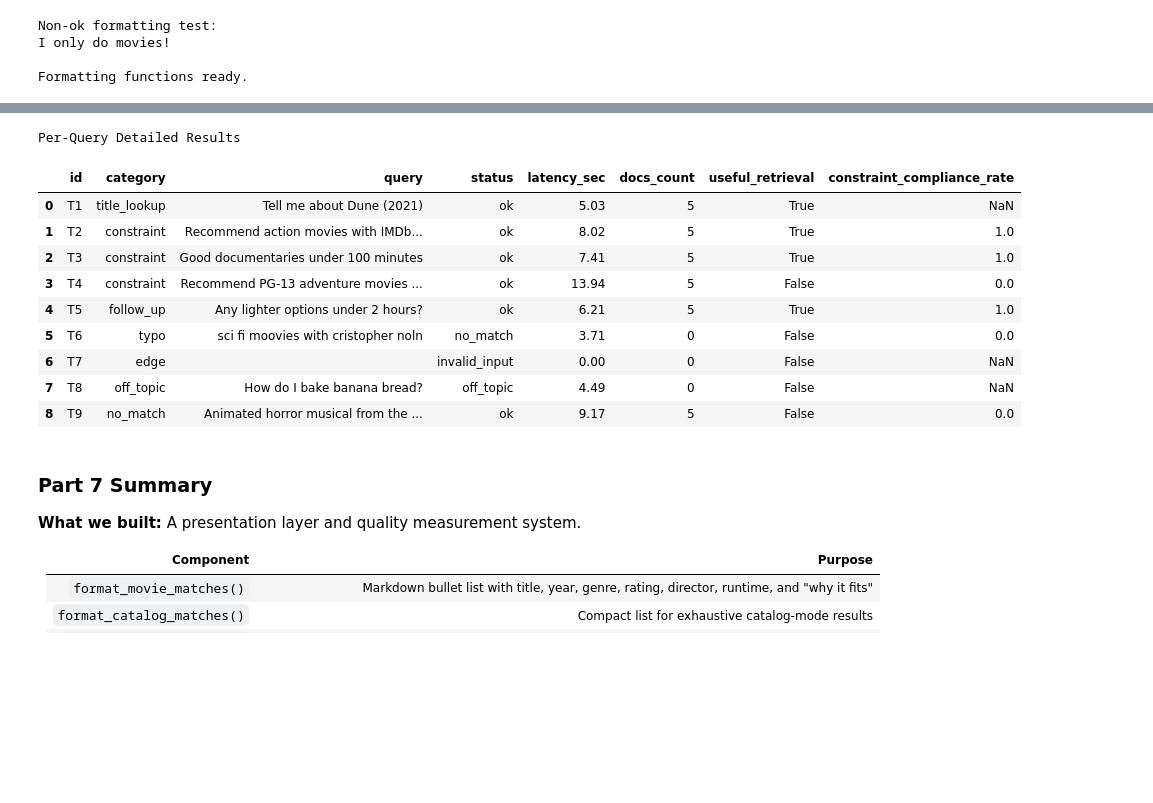
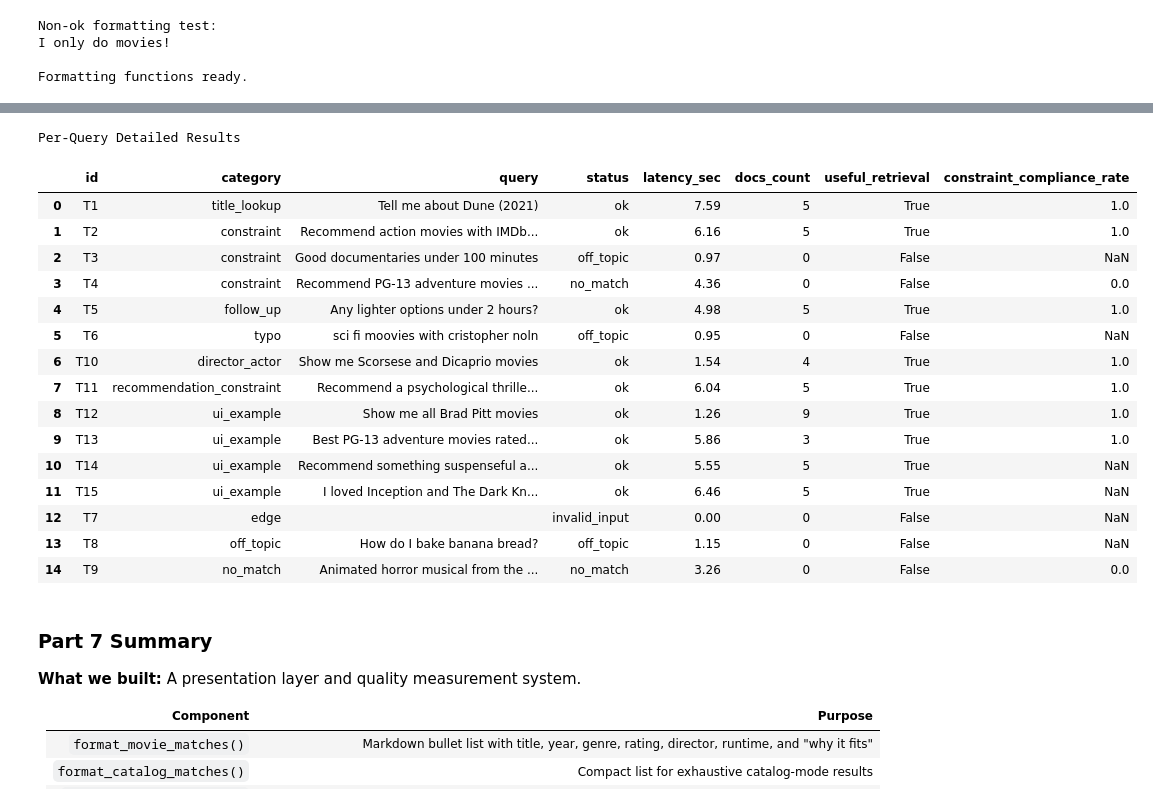
Before and after one commit to sweiwong/imdb-cineBot, a Jupyter notebook: wei-wong.ipynb, the cells around one changed output, grey strips where cells are left out. Saved outputs shown, nothing was run; the diff lists cells and outputs as text; code cells hidden in the pictures; blank space fills up the shorter version.

```diff
--- a/wei-wong.ipynb
+++ b/wei-wong.ipynb
@@ -1889,11 +1961,12 @@ def rerank_with_constraints(
     hard_match_scored = [x for x in scored_all if _doc_satisfies_hard_constraints(x[1], constraints)]
 
     # Step 3b: Quality floor — in recommendation mode, exclude movies
-    # rated below 6.0.  Users asking for suggestions expect quality picks.
+    # rated below 7.0. This is a better middle ground for demos: it removes
+    # weak picks without starving niche recommendation queries.
     if assistant_mode == "recommendation":
         hard_match_scored = [
             x for x in hard_match_scored
-            if float(x[1].metadata.get("imdb_rating", 0.0)) >= 6.0
+            if float(x[1].metadata.get("imdb_rating", 0.0)) >= 7.0
         ]
 
     # Step 4: Fallback if no hard matches
@@ -4249,8 +4397,8 @@ if gr is not None:
         examples=[
             "I loved Inception and The Dark Knight. What should I watch next?",
             "Show me all Brad Pitt movies",
-            "Best PG-13 sci-fi movies rated above 8.0",
-            "Something suspenseful and mind-bending for tonight",
+            "Best PG-13 adventure movies rated above 8.0",
+            "Recommend something suspenseful and mind-bending for tonight",
         ],
         textbox=gr.Textbox(
             placeholder="Describe the kind of movie experience you want...",
@@ -4264,6 +4416,6 @@ else:
 # %%
 # --- Evaluation Harness ---
-# A repeatable test suite that measures chatbot quality across 9 query types.
+# A repeatable test suite that measures chatbot quality across 11 query types.
 # Each test case runs through safe_chatbot() end-to-end, measuring:
 #   - latency (wall-clock seconds)
 #   - retrieval usefulness (did the right movies surface?)
@@ -4279,8 +4431,9 @@ from time import perf_counter
 import numpy as np
 
 # --- Test cases covering all major query categories ---
-# 9 cases: title lookup, 3x constraint, follow-up, typo, edge (empty),
-# off-topic, and no-match (absurd constraints that should return zero docs).
+# 15 cases: title lookup, constraint search, follow-up, typo, example prompts,
+# director+actor, recommendation + hard constraints, edge (empty), off-topic,
+# and no-match.
 EVAL_TEST_CASES = [
     {
         "id": "T1",
@@ -4317,6 +4470,37 @@ EVAL_TEST_CASES = [
         "query": "sci fi moovies with cristopher noln",
     },
     {
+        "id": "T10",
+        "category": "director_actor",
+        "query": "Show me Scorsese and Dicaprio movies",
+    },
+    {
+        "id": "T11",
+        "category": "recommendation_constraint",
+        "query": "Recommend a psychological thriller rated 8.0 and above",
+    },
+    {
+        "id": "T12",
+        "category": "ui_example",
+        "query": "Show me all Brad Pitt movies",
+    },
+    {
+        "id": "T13",
+        "category": "ui_example",
+        "query": "Best PG-13 adventure movies rated above 8.0",
+    },
+    {
+        "id": "T14",
+        "category": "ui_example",
+        "query": "Recommend something suspenseful and mind-bending for tonight",
+    },
+    {
+        "id": "T15",
+        "category": "ui_example",
+        "query": "I loved Inception and The Dark Knight. What should I watch next?",
+        "excluded_titles": ["Inception", "The Dark Knight"],
+    },
+    {
         "id": "T7",
         "category": "edge",
         "query": "",
@@ -4345,6 +4529,21 @@ def _title_hit(docs: List[Document], expected_title_contains: Optional[str]) ->
     return any(needle in str(d.metadata.get("title", "")).lower() for d in docs)
 
 
+def _excluded_titles_absent(docs: List[Document], excluded_titles: Optional[List[str]]) -> bool:
+    """Ensure recommendation seeds are not returned as recommendations.
+
+    Uses normalized exact-title matching so excluding "The Dark Knight"
+    does not accidentally exclude "The Dark Knight Rises".
+    """
+    if not excluded_titles:
+        return True
+    retrieved_titles = {
+        _normalize_lookup_text(str(d.metadata.get("title", ""))) for d in docs
+    }
+    blocked_titles = {_normalize_lookup_text(title) for title in excluded_titles}
+    return blocked_titles.isdisjoint(retrieved_titles)
+
+
 def evaluate_single_case(case: Dict) -> Dict:
     """Run one test case through safe_chatbot() and compute case-level metrics."""
     query = case["query"]
@@ -4369,6 +4568,7 @@ def evaluate_single_case(case: Dict) -> Dict:
 
     # Retrieval usefulness — did we surface the right movies?
     useful_retrieval = False
+    excluded_titles_ok = _excluded_titles_absent(docs, case.get("excluded_titles"))
     if status == "ok" and len(docs) > 0:
         if case.get("expected_title_contains"):
             useful_retrieval = _title_hit(docs, case["expected_title_contains"])
@@ -4376,9 +4576,10 @@ def evaluate_single_case(case: Dict) -> Dict:
             useful_retrieval = (compliance_rate is not None) and (compliance_rate > 0)
         else:
             useful_retrieval = True  # non-constrained query with docs = useful
+        useful_retrieval = useful_retrieval and excluded_titles_ok
 
-    first_answer_success = status == "ok" and len(str(answer).strip()) > 0
-    follow_up_success = (case.get("category") == "follow_up") and first_answer_success
+    first_answer_success = status == "ok" and (len(docs) > 0 or len(str(answer).strip()) > 0)
+    follow_up_success = (case.get("category") == "follow_up") and useful_retrieval
 
     return {
         "id": case["id"],
@@ -4388,6 +4589,7 @@ def evaluate_single_case(case: Dict) -> Dict:
         "latency_sec": round(latency_sec, 2),
         "docs_count": len(docs),
         "useful_retrieval": useful_retrieval,
+        "excluded_titles_ok": excluded_titles_ok,
         "first_answer_success": first_answer_success,
         "follow_up_success": follow_up_success,
         "has_constraints": has_constraints,
@@ -4456,7 +4658,7 @@ def run_evaluation_harness(
 
 
 # --- Run the harness ---
-print("Running evaluation harness (9 test cases)...\n")
+print(f"Running evaluation harness ({len(EVAL_TEST_CASES)} test cases)...\n")
 summary_df, detailed_df = run_evaluation_harness(EVAL_TEST_CASES)
 
 print("KPI Summary")
@@ -4481,14 +4683,20 @@ KPI Summary
 Per-Query Detailed Results
 |  | id | category | query | status | latency_sec | docs_count | useful_retrieval | constraint_compliance_rate |
-| 0 | T1 | title_lookup | Tell me about Dune (2021) | ok | 5.03 | 5 | True | NaN |
-| 1 | T2 | constraint | Recommend action movies with IMDb... | ok | 8.02 | 5 | True | 1.0 |
-| 2 | T3 | constraint | Good documentaries under 100 minutes | ok | 7.41 | 5 | True | 1.0 |
-| 3 | T4 | constraint | Recommend PG-13 adventure movies ... | ok | 13.94 | 5 | False | 0.0 |
-| 4 | T5 | follow_up | Any lighter options under 2 hours? | ok | 6.21 | 5 | True | 1.0 |
-| 5 | T6 | typo | sci fi moovies with cristopher noln | no_match | 3.71 | 0 | False | 0.0 |
-| 6 | T7 | edge |  | invalid_input | 0.00 | 0 | False | NaN |
-| 7 | T8 | off_topic | How do I bake banana bread? | off_topic | 4.49 | 0 | False | NaN |
-| 8 | T9 | no_match | Animated horror musical from the ... | ok | 9.17 | 5 | False | 0.0 |
+| 0 | T1 | title_lookup | Tell me about Dune (2021) | ok | 7.59 | 5 | True | 1.0 |
+| 1 | T2 | constraint | Recommend action movies with IMDb... | ok | 6.16 | 5 | True | 1.0 |
+| 2 | T3 | constraint | Good documentaries under 100 minutes | off_topic | 0.97 | 0 | False | NaN |
+| 3 | T4 | constraint | Recommend PG-13 adventure movies ... | no_match | 4.36 | 0 | False | 0.0 |
+| 4 | T5 | follow_up | Any lighter options under 2 hours? | ok | 4.98 | 5 | True | 1.0 |
+| 5 | T6 | typo | sci fi moovies with cristopher noln | off_topic | 0.95 | 0 | False | NaN |
+| 6 | T10 | director_actor | Show me Scorsese and Dicaprio movies | ok | 1.54 | 4 | True | 1.0 |
+| 7 | T11 | recommendation_constraint | Recommend a psychological thrille... | ok | 6.04 | 5 | True | 1.0 |
+| 8 | T12 | ui_example | Show me all Brad Pitt movies | ok | 1.26 | 9 | True | 1.0 |
+| 9 | T13 | ui_example | Best PG-13 adventure movies rated... | ok | 5.86 | 3 | True | 1.0 |
+| 10 | T14 | ui_example | Recommend something suspenseful a... | ok | 5.55 | 5 | True | NaN |
+| 11 | T15 | ui_example | I loved Inception and The Dark Kn... | ok | 6.46 | 5 | True | NaN |
+| 12 | T7 | edge |  | invalid_input | 0.00 | 0 | False | NaN |
+| 13 | T8 | off_topic | How do I bake banana bread? | off_topic | 1.15 | 0 | False | NaN |
+| 14 | T9 | no_match | Animated horror musical from the ... | no_match | 3.26 | 0 | False | 0.0 |
 # %% [markdown]
 ### Part 7 Summary
 
```
Also changed, not shown: parts of 27 cells of this notebook, 8 other files.
